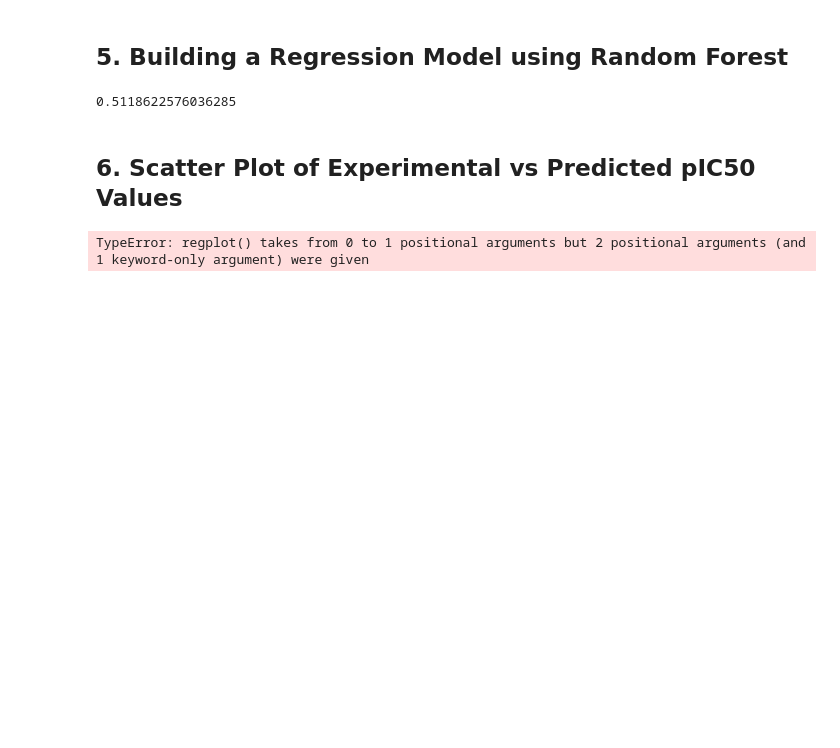
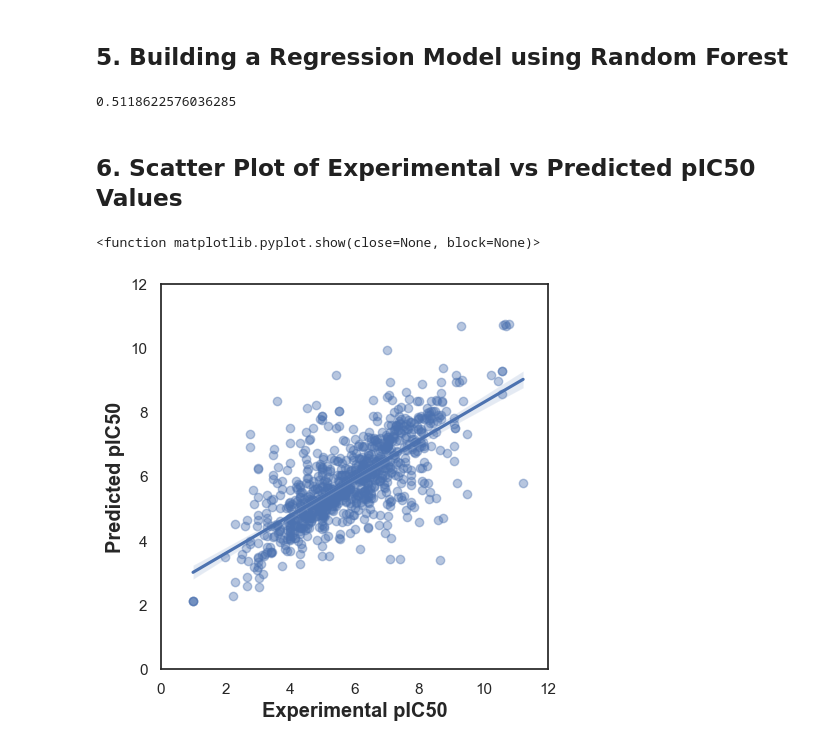
Before and after one commit to duledritjona-droid/first_repo, a Jupyter notebook: bioinformatics_freecodecamp/CDD_ML_Part_4_Acetylcholinesterase_Regression_Random_Forest.ipynb, the cells around one changed output. Drawn from its saved outputs; the diff is of its cells as text; code cells hidden in the pictures; blank space fills up the shorter version.

```diff
--- a/bioinformatics_freecodecamp/CDD_ML_Part_4_Acetylcholinesterase_Regression_Random_Forest.ipynb
+++ b/bioinformatics_freecodecamp/CDD_ML_Part_4_Acetylcholinesterase_Regression_Random_Forest.ipynb
@@ -124,16 +124,17 @@ Y_pred = model.predict(X_test)
 # %%
 import seaborn as sns
 import matplotlib.pyplot as plt
 
 sns.set(color_codes=True)
 sns.set_style("white")
 
-ax = sns.regplot(Y_test, Y_pred, scatter_kws={'alpha':0.4})
+ax = sns.regplot(x=Y_test, y=Y_pred, scatter_kws={'alpha': 0.4})
 ax.set_xlabel('Experimental pIC50', fontsize='large', fontweight='bold')
 ax.set_ylabel('Predicted pIC50', fontsize='large', fontweight='bold')
 ax.set_xlim(0, 12)
 ax.set_ylim(0, 12)
 ax.figure.set_size_inches(5, 5)
 plt.show
 # %% [output]
-TypeError: regplot() takes from 0 to 1 positional arguments but 2 positional arguments (and 1 keyword-only argument) were given
+<function matplotlib.pyplot.show(close=None, block=None)>
+[figure, added]
```
